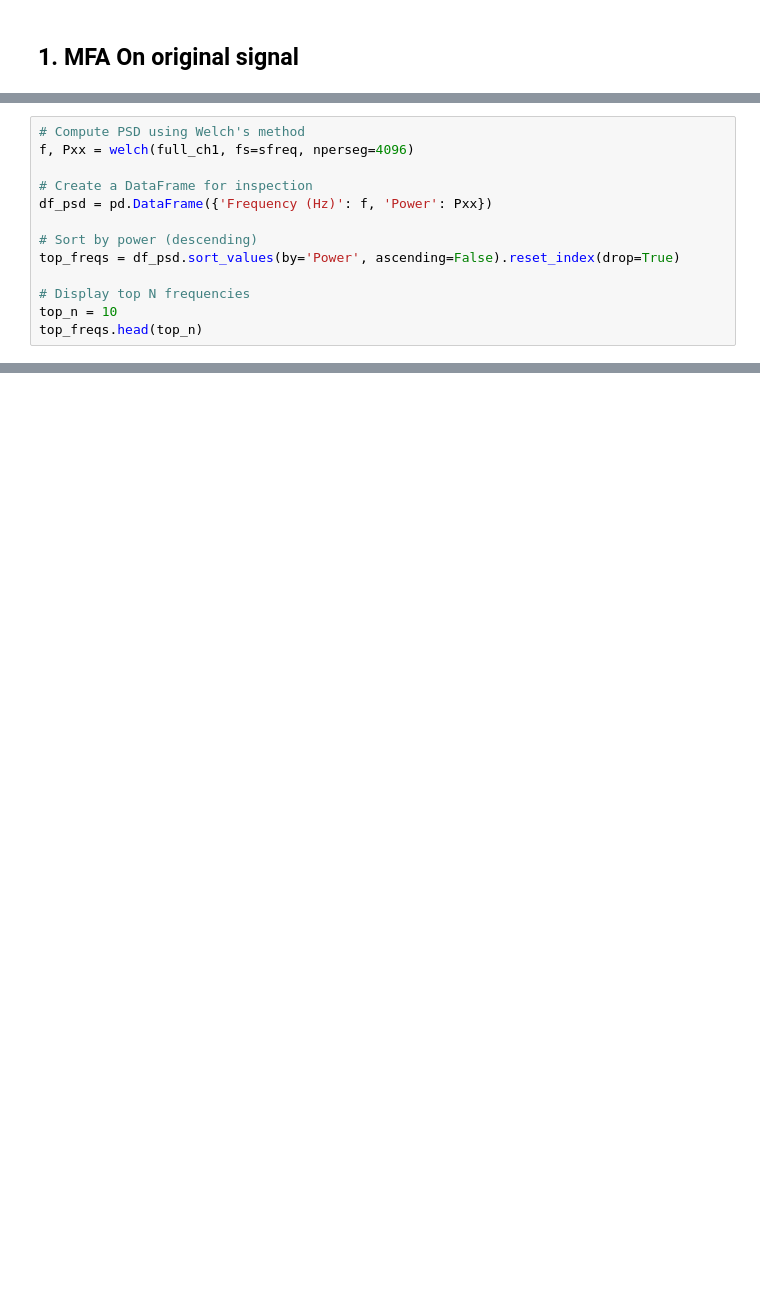
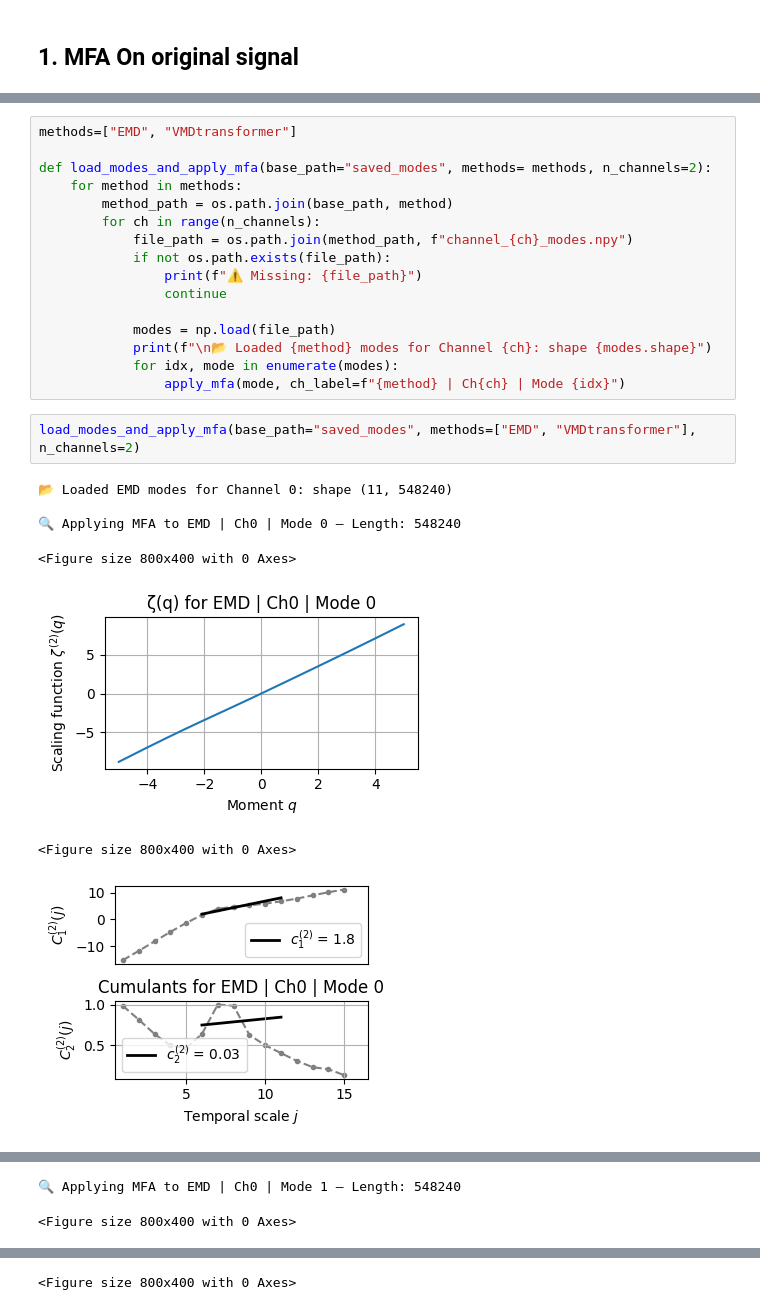
Before and after one commit to sbendimerad/mfa-internship, a Jupyter notebook: notebooks/01_vmd_mfa/02_vmd_mfa_real.ipynb, the cells around one changed output, grey strips where cells are left out. Saved outputs shown, nothing was run; the diff lists cells and outputs as text; blank space fills up the shorter version.

```diff
--- a/notebooks/01_vmd_mfa/02_vmd_mfa_real.ipynb
+++ b/notebooks/01_vmd_mfa/02_vmd_mfa_real.ipynb
@@ -163,13 +632,0 @@ pwt2 = apply_mfa(full_ch2, ch_label="Full Channel 2")
-# %%
-# Compute PSD using Welch's method
-f, Pxx = welch(full_ch1, fs=sfreq, nperseg=4096)
-
-# Create a DataFrame for inspection
-df_psd = pd.DataFrame({'Frequency (Hz)': f, 'Power': Pxx})
-
-# Sort by power (descending)
-top_freqs = df_psd.sort_values(by='Power', ascending=False).reset_index(drop=True)
-
-# Display top N frequencies
-top_n = 10
-top_freqs.head(top_n)
@@ -803,0 +712,26 @@ Error:
+# %%
+methods=["EMD", "VMDtransformer"]
+
+def load_modes_and_apply_mfa(base_path="saved_modes", methods= methods, n_channels=2):
+    for method in methods:
+        method_path = os.path.join(base_path, method)
+        for ch in range(n_channels):
+            file_path = os.path.join(method_path, f"channel_{ch}_modes.npy")
+            if not os.path.exists(file_path):
+                print(f"⚠️ Missing: {file_path}")
+                continue
+
+            modes = np.load(file_path)
+            print(f"\n📂 Loaded {method} modes for Channel {ch}: shape {modes.shape}")
+            for idx, mode in enumerate(modes):
+                apply_mfa(mode, ch_label=f"{method} | Ch{ch} | Mode {idx}")
+# %%
+load_modes_and_apply_mfa(base_path="saved_modes", methods=["EMD", "VMDtransformer"], n_channels=2)
+# %% [output]
+📂 Loaded EMD modes for Channel 0: shape (11, 548240)
+
+🔍 Applying MFA to EMD | Ch0 | Mode 0 — Length: 548240
+<Figure size 800x400 with 0 Axes>
+[figure, added]
+<Figure size 800x400 with 0 Axes>
+[figure, added]
@@ -803,0 +739,2 @@ Error:
+🔍 Applying MFA to EMD | Ch0 | Mode 1 — Length: 548240
+<Figure size 800x400 with 0 Axes>
@@ -803,0 +742 @@ Error:
+<Figure size 800x400 with 0 Axes>
```
Also changed, not shown: parts of 37 cells of this notebook, 35 other files.
